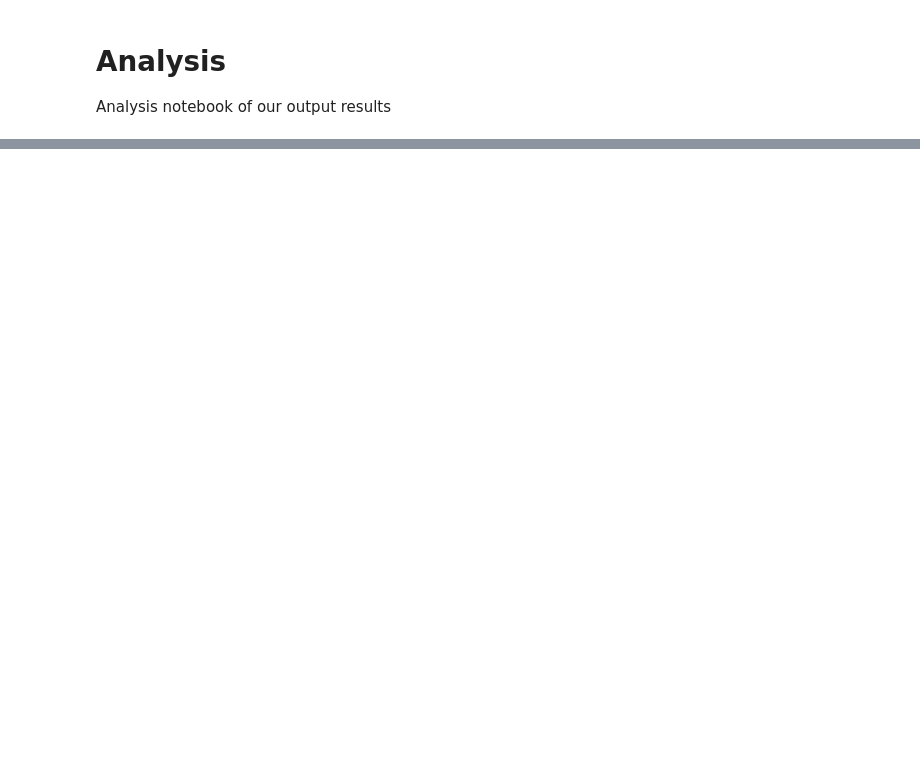
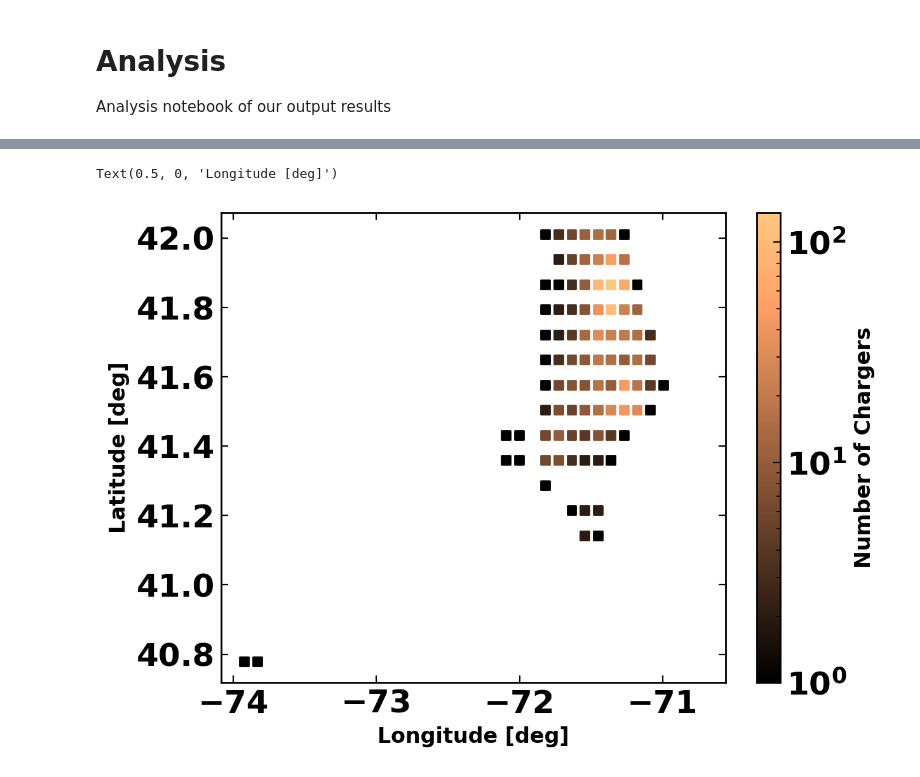
Before and after one commit to MichaelC6/SCDV490-Final, a Jupyter notebook: analysis.ipynb, the cells around one changed output, grey strips where cells are left out. Drawn from its saved outputs; the diff is of its cells as text; code cells hidden in the pictures; blank space fills up the shorter version.

Commit message:
develop charger placement code

```diff
--- a/analysis.ipynb
+++ b/analysis.ipynb
@@ -45,0 +5,9 @@ fig.write_image('all-nodes-zoomed.png', format='png')
+# %%
+import os
+import pickle
+import numpy as np
+import pandas as pd
+import matplotlib.pyplot as plt
+from matplotlib.colors import LogNorm
+
+plt.style.use(os.path.join(os.getcwd(), 'charging-network.mplstyle'))
@@ -45,0 +16,12 @@ fig.write_image('all-nodes-zoomed.png', format='png')
+# %%
+# load in the data
+filepath = os.path.join('sampleData', 'rhode-island-out.pkl')
+
+with open(filepath, 'rb') as f:
+    data = np.array(pickle.load(f), dtype=object)
+
+centers = np.array([np.array(d) for d in data[:,0]])
+nodes = data[:,1]
+
+print(centers[0])
+print(nodes[0])
@@ -45,0 +38,14 @@ fig.write_image('all-nodes-zoomed.png', format='png')
+# %%
+n = [len(row) for row in nodes]
+
+lat = centers[:,0]
+long = centers[:,1]
+
+fig, ax = plt.subplots()
+im = ax.scatter(long, lat, c=n, s=25, marker='s', cmap='copper', norm=LogNorm())
+fig.colorbar(im, label='Number of Chargers')
+ax.set_ylabel('Latitude [deg]')
+ax.set_xlabel('Longitude [deg]')
+# %% [output]
+Text(0.5, 0, 'Longitude [deg]')
+[figure, added]
```
Also changed, not shown: parts of 7 cells of this notebook, 2 other files.
